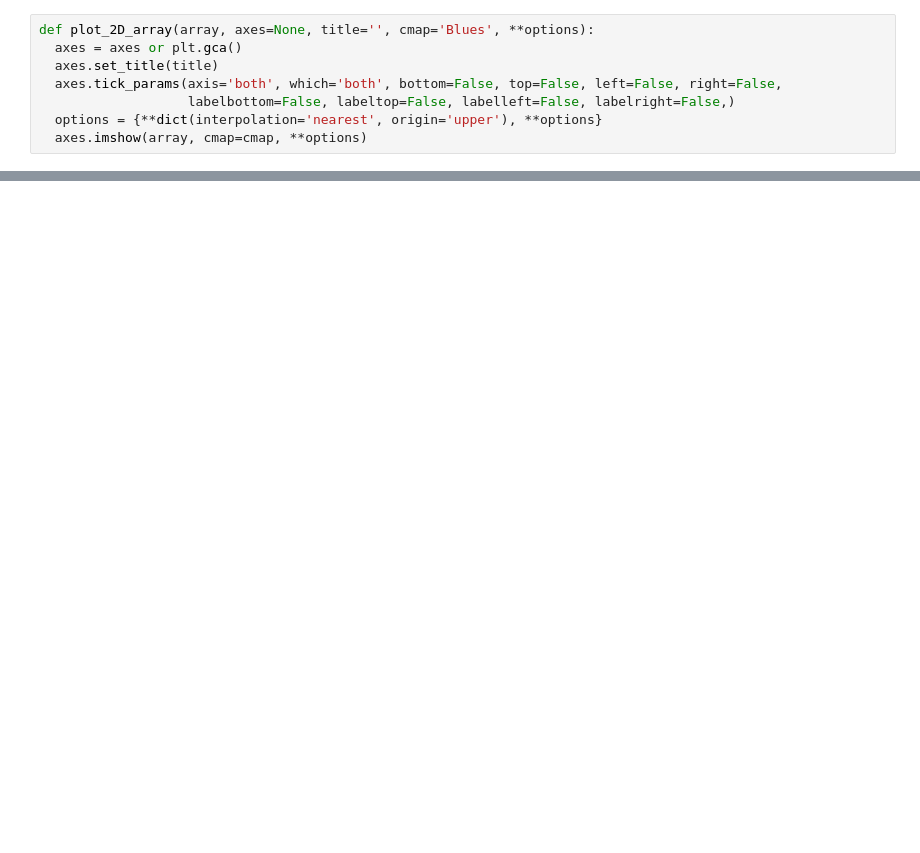
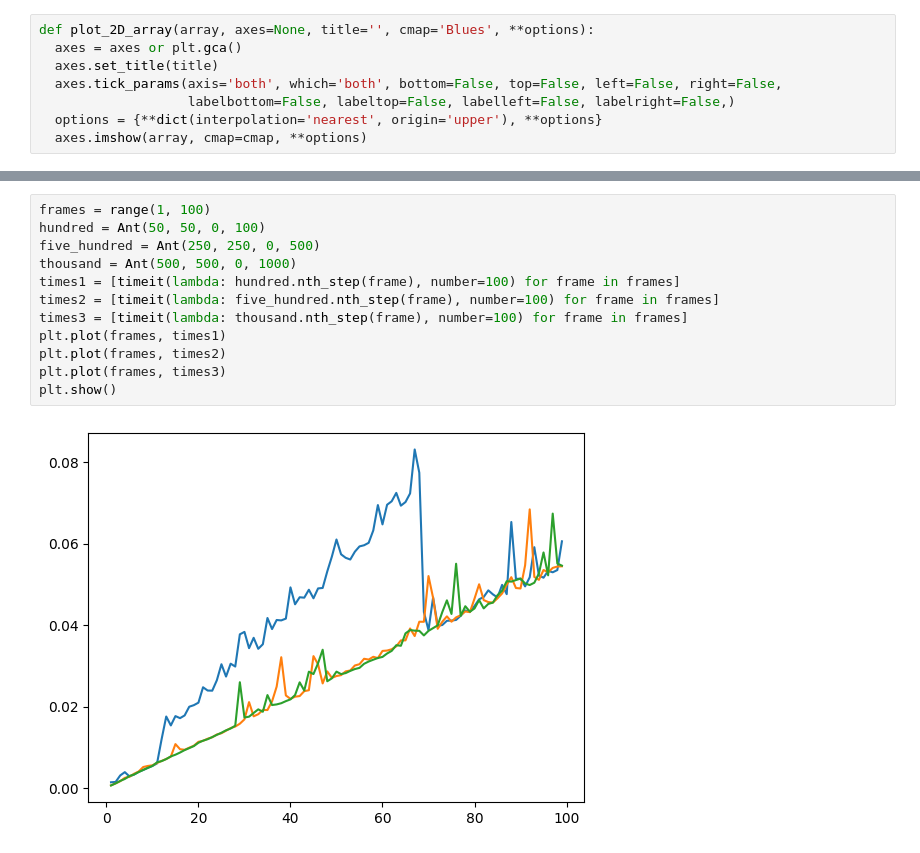
Before and after one commit to sammyfow/cap-comp215, a Jupyter notebook: project2.ipynb, the cells around one changed output, grey strips where cells are left out. Saved outputs shown, nothing was run; the diff lists cells and outputs as text; blank space fills up the shorter version.

```diff
--- a/project2.ipynb
+++ b/project2.ipynb
@@ -109,0 +131,14 @@ anim.animate()
+# %%
+frames = range(1, 100)
+hundred = Ant(50, 50, 0, 100)
+five_hundred = Ant(250, 250, 0, 500)
+thousand = Ant(500, 500, 0, 1000)
+times1 = [timeit(lambda: hundred.nth_step(frame), number=100) for frame in frames]
+times2 = [timeit(lambda: five_hundred.nth_step(frame), number=100) for frame in frames]
+times3 = [timeit(lambda: thousand.nth_step(frame), number=100) for frame in frames]
+plt.plot(frames, times1)
+plt.plot(frames, times2)
+plt.plot(frames, times3)
+plt.show()
+# %% [output]
+[figure, added]
```
Also changed, not shown: parts of 9 cells of this notebook.
